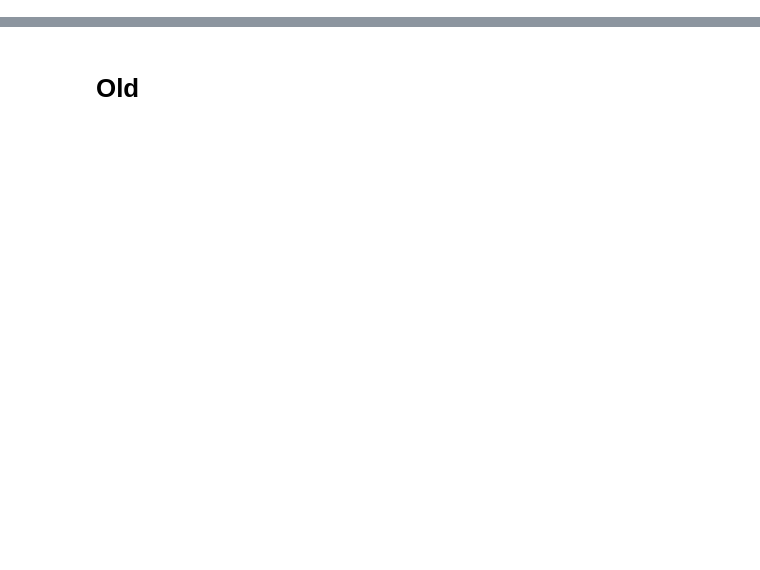
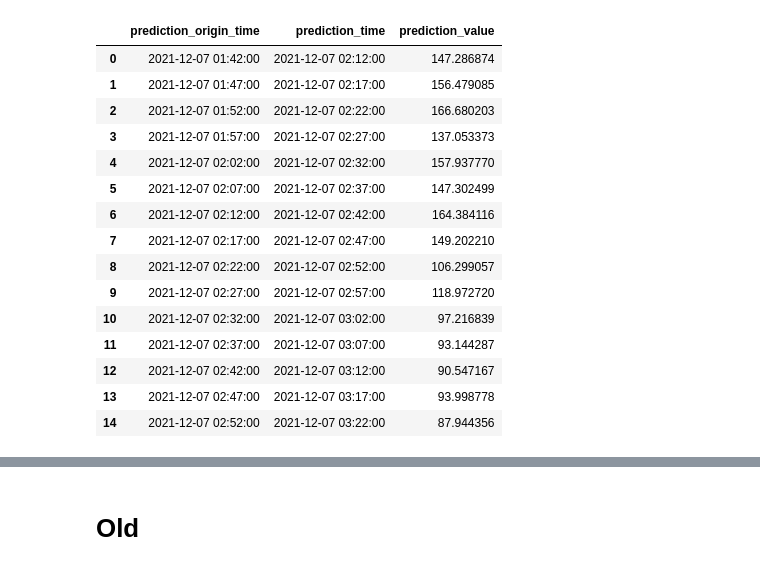
Before and after one commit to spitoglou/diabetes, a Jupyter notebook: load_model_and_predict.ipynb, the cells around one changed output, grey strips where cells are left out. Saved outputs shown, nothing was run; the diff lists cells and outputs as text; code cells hidden in the pictures; blank space fills up the shorter version.

Commit message:
Up until combined measurement-prediction graph

```diff
--- a/load_model_and_predict.ipynb
+++ b/load_model_and_predict.ipynb
@@ -13,7 +13,7 @@ def correct_lgbm_names(df) -> pd.DataFrame:
         col: f"{new_col}_{i}" if new_col in new_n_list[:i] else new_col
         for i, (col, new_col) in enumerate(new_names.items())
     }
-    return features.rename(columns=new_names)
+    return df.rename(columns=new_names)
 
 
 def correct_features(original_df, model_features):
@@ -71,6 +37,3 @@ def featurize_stream_df(stream_df, window, horizon):
     featurizer.chunks = 1
     featurizer.create_feature_dataframe()
     return featurizer.feature_dataframe
-
-features = featurize_stream_df(mock_last_measurements, 6, 6)
-features
@@ -94,0 +40,34 @@ label
+# %%
+from pycaret.regression import load_model, predict_model, pull
+from src.bgc_providers.ohio_bgc_provider import OhioBgcProvider
+from datetime import datetime, timedelta
+import pandas as pd
+
+model = load_model('models/559_6_6_1_LGBMRegressor_8ef033d3-ac4b-47ba-8231-fb49991f8b7f')
+saved_model_features = model.feature_names_in_
+
+provider = OhioBgcProvider()
+measurements = provider.tsfresh_dataframe()
+
+stream = pd.DataFrame()
+
+max_data = 20
+meas_list = []
+predictions = []
+for counter in range(max_data):
+    measurement = measurements.iloc[counter]
+    meas_list.append(measurement)
+    if len(meas_list) >= 6:
+        last_n = meas_list[-6:]
+        stream = pd.DataFrame(last_n).reset_index(drop=True)
+        print(stream)
+        features = featurize_stream_df(stream, 6, 6)
+        # features
+        prediction = predict_model(model, correct_features(features, saved_model_features)).prediction_label[0]
+        print(prediction)
+        predictions.append({
+            'prediction_origin_time': measurement.date_time,
+            'prediction_time': measurement.date_time + timedelta(minutes=6*5),
+            'prediction_value': prediction,
+        })
+predictions
@@ -94,0 +226,20 @@ label
+# %%
+prediction_df = pd.DataFrame(predictions)
+prediction_df
+# %% [output]
+|  | prediction_origin_time | prediction_time | prediction_value |
+| 0 | 2021-12-07 01:42:00 | 2021-12-07 02:12:00 | 147.286874 |
+| 1 | 2021-12-07 01:47:00 | 2021-12-07 02:17:00 | 156.479085 |
+| 2 | 2021-12-07 01:52:00 | 2021-12-07 02:22:00 | 166.680203 |
+| 3 | 2021-12-07 01:57:00 | 2021-12-07 02:27:00 | 137.053373 |
+| 4 | 2021-12-07 02:02:00 | 2021-12-07 02:32:00 | 157.937770 |
+| 5 | 2021-12-07 02:07:00 | 2021-12-07 02:37:00 | 147.302499 |
+| 6 | 2021-12-07 02:12:00 | 2021-12-07 02:42:00 | 164.384116 |
+| 7 | 2021-12-07 02:17:00 | 2021-12-07 02:47:00 | 149.202210 |
+| 8 | 2021-12-07 02:22:00 | 2021-12-07 02:52:00 | 106.299057 |
+| 9 | 2021-12-07 02:27:00 | 2021-12-07 02:57:00 | 118.972720 |
+| 10 | 2021-12-07 02:32:00 | 2021-12-07 03:02:00 | 97.216839 |
+| 11 | 2021-12-07 02:37:00 | 2021-12-07 03:07:00 | 93.144287 |
+| 12 | 2021-12-07 02:42:00 | 2021-12-07 03:12:00 | 90.547167 |
+| 13 | 2021-12-07 02:47:00 | 2021-12-07 03:17:00 | 93.998778 |
+| 14 | 2021-12-07 02:52:00 | 2021-12-07 03:22:00 | 87.944356 |
```
Also changed, not shown: parts of 11 cells of this notebook.
